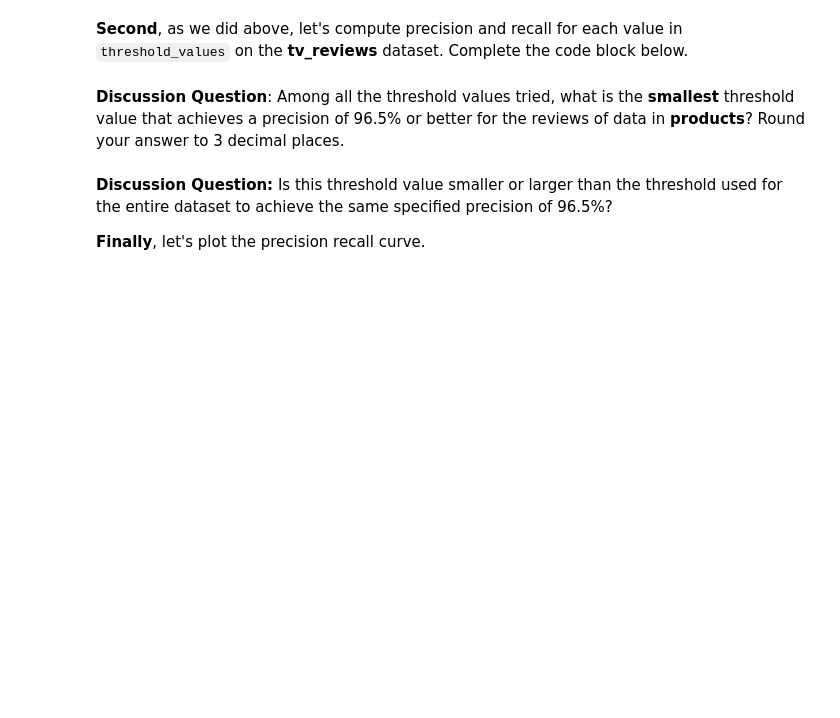
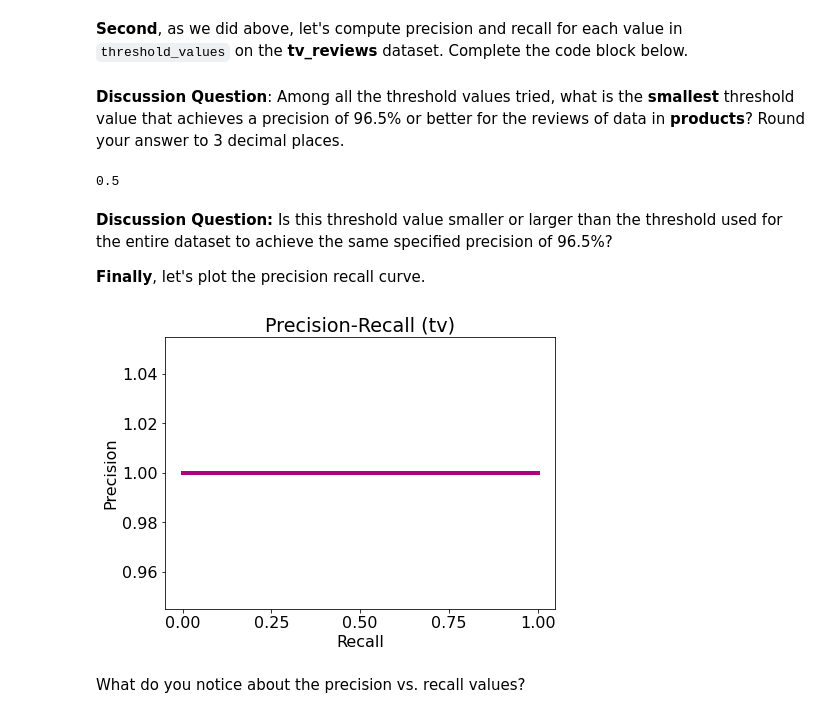
Before and after one commit to Cornell-Tech-PAML-Course-2023/predicting-review-sentiment, a Jupyter notebook: notebooks/Predicting Sentiment from Product Reviews (student).ipynb, the cells around one changed output. Cells and saved outputs as stored; diff of their text form; code cells hidden in the pictures; blank space fills up the shorter version.

```diff
--- a/notebooks/Predicting Sentiment from Product Reviews (student).ipynb
+++ b/notebooks/Predicting Sentiment from Product Reviews (student).ipynb
@@ -984,12 +1038,19 @@ So far, we looked at the number of false positives for the **entire test set**.
 ## Precision-Recall on all tv related items
 
 From the **test set**, select all the reviews for all products with the word 'tv' in them.
+# %%
+tv_reviews = X_test_sentiment[X_test['reviews'].apply(lambda x: 'tv' in x.lower())]
+tv_y = y_test[X_test['reviews'].apply(lambda x: 'tv' in x.lower())]
 # %% [markdown]
 Now, let's predict the probability of classifying these reviews as positive:
+# %%
+probabilities = sentiment_model.predict_proba(tv_reviews)
 # %% [markdown]
 Let's plot the precision-recall curve for the **tv_reviews** dataset.
 
 **First**, let's consider the following `threshold_values` ranging from 0.5 to 1:
+# %%
+threshold_values = np.linspace(0.5, 1, num=100)
 # %% [markdown]
 **Second**, as we did above, let's compute precision and recall for each value in `threshold_values` on the **tv_reviews** dataset.  Complete the code block below.
 # %%
@@ -998,17 +1059,35 @@ recall_all = []
 
 for threshold in threshold_values:
     # Make predictions. Use the `apply_threshold` function
-    ## Add code here
+    ## YOUR CODE HERE
+    predictions = apply_threshold(probabilities, threshold)
 
     # Calculate the precision.
-    # Add code here
+    # YOUR CODE HERE
+    precision = precision_score(tv_y, predictions, zero_division=1)
 
-    # Add code here
+    # YOUR CODE HERE
+    recall = recall_score(tv_y, predictions)
 
     # Append the precision and recall scores.
+    precision_all.append(precision)
+    recall_all.append(recall)
 # %% [markdown]
 **Discussion Question**: Among all the threshold values tried, what is the **smallest** threshold value that achieves a precision of 96.5% or better for the reviews of data in **products**? Round your answer to 3 decimal places.
+# %%
+for idx, precision in enumerate(precision_all):
+    if precision >= 0.965:
+        print(threshold_values[idx])
+        break
+# %% [output]
+0.5
 # %% [markdown]
 **Discussion Question:** Is this threshold value smaller or larger than the threshold used for the entire dataset to achieve the same specified precision of 96.5%?
 
 **Finally**, let's plot the precision recall curve.
+# %%
+plot_pr_curve(precision_all, recall_all, "Precision-Recall (tv)")
+# %% [output]
+[figure, added]
+# %% [markdown]
+What do you notice about the precision vs. recall values?
```
Also changed, not shown: parts of 55 cells of this notebook.
